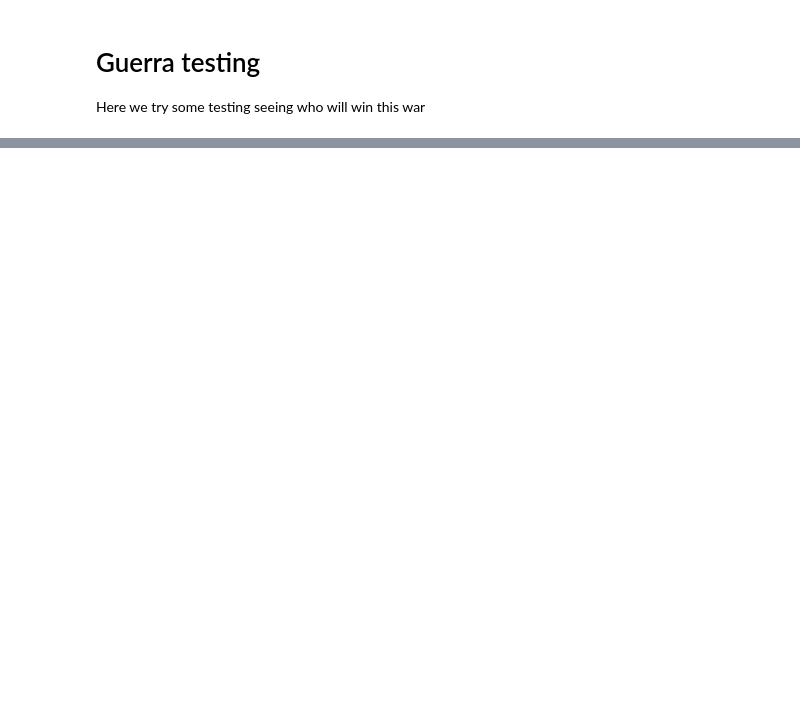
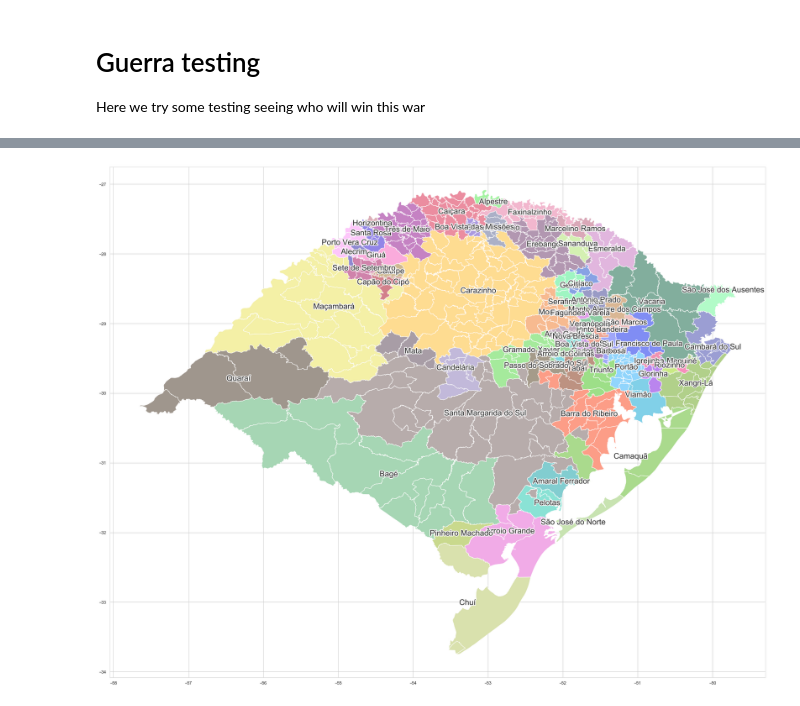
Before and after one commit to rafaeelaudibert/GuerraMundialRS, a Jupyter notebook: GuerraRS.ipynb, the cells around one changed output, grey strips where cells are left out. Cells and saved outputs as stored; diff of their text form; code cells hidden in the pictures; blank space fills up the shorter version.

```diff
--- a/GuerraRS.ipynb
+++ b/GuerraRS.ipynb
@@ -212 +222,5 @@ KeyboardInterrupt:
+# %%
+# Re-fetch the owner
+df = df.assign(owner=df.nome)
+df = df.assign(color=[np.random.rand(3,) / 2 + 0.5 for city_name in df['nome']])
 # %%
@@ -263,0 +279,4 @@ plt.bar(list(winners.keys()), list(winners.values()))
+# %%
+plot_map_fill(sf, df, fontsize=20, figsize=(30,24))
+# %% [output]
+[figure, added]
```
Also changed, not shown: parts of 16 cells of this notebook.
